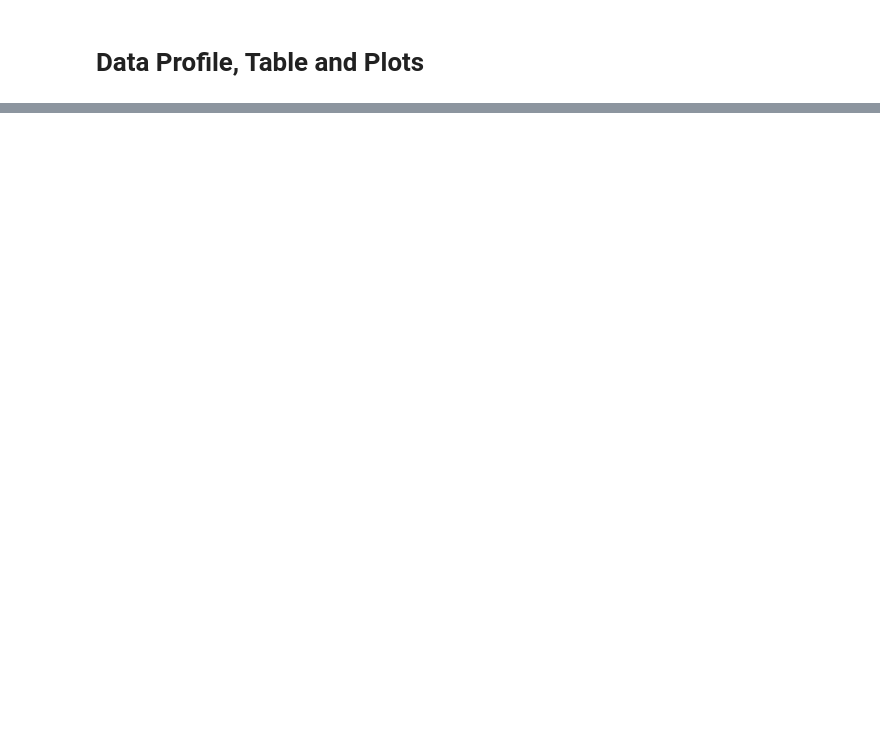
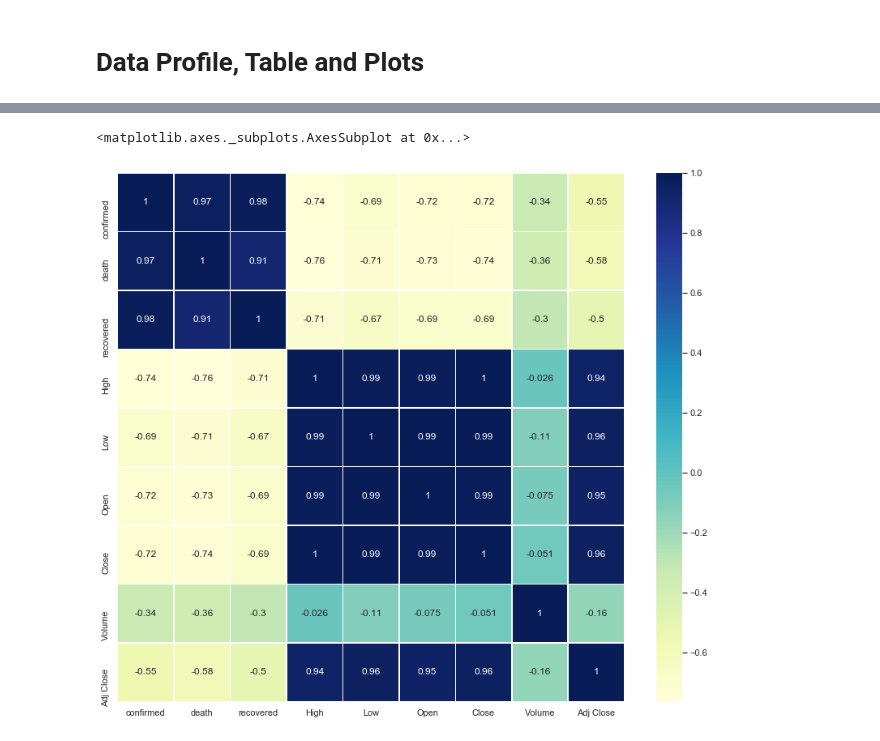
Before and after one commit to DataEcon/Springboard, a Jupyter notebook: Capstone Project Two/Code/Exploratory data analysis - COVID 19 and Stock Market Price.ipynb, the cells around one changed output, grey strips where cells are left out. Saved outputs shown, nothing was run; the diff lists cells and outputs as text; code cells hidden in the pictures; blank space fills up the shorter version.

```diff
--- a/Capstone Project Two/Code/Exploratory data analysis - COVID 19 and Stock Market Price.ipynb
+++ b/Capstone Project Two/Code/Exploratory data analysis - COVID 19 and Stock Market Price.ipynb
@@ -88,3 +93,9 @@ data.corr()
+# %%
+plt.figure(figsize=(14,12))
+sns.heatmap(data.corr(), linewidths = .5, annot = True, cmap = 'YlGnBu')
+# %% [output]
+<matplotlib.axes._subplots.AxesSubplot at 0x...>
+[figure, added]
 # %%
 # Define function to calculate and display the list of correlated variables
 def list_of_correlated_var(df):
```
Also changed, not shown: parts of 34 cells of this notebook.
